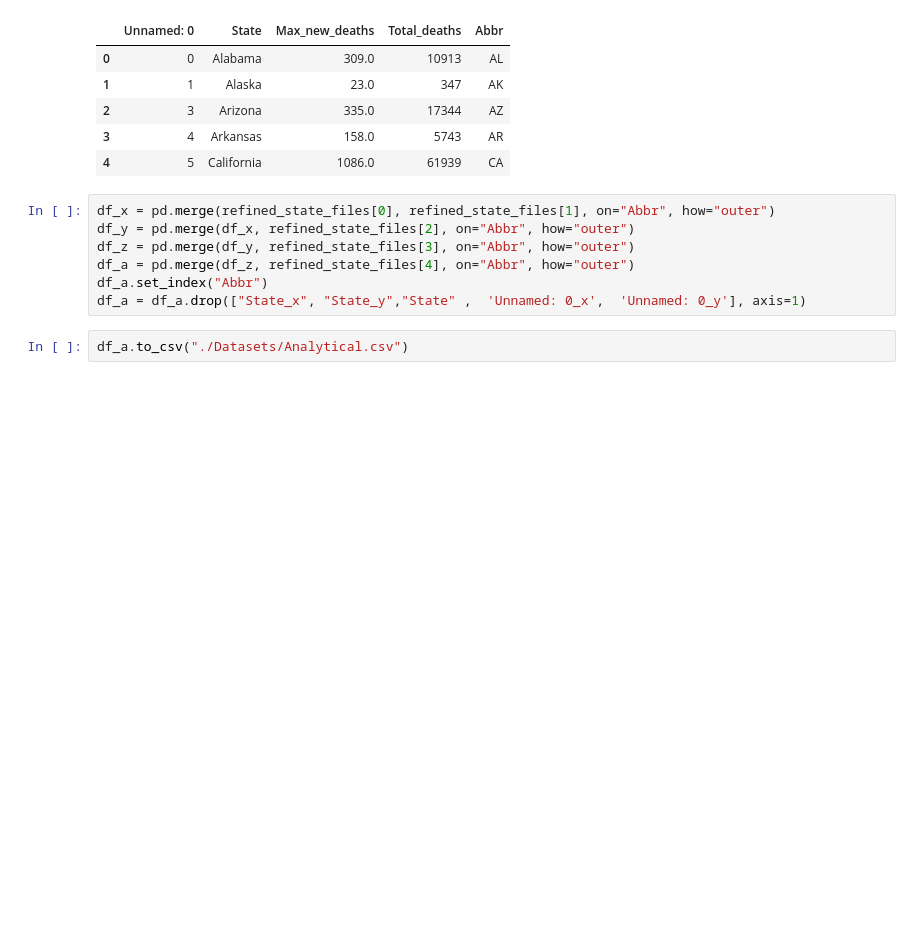
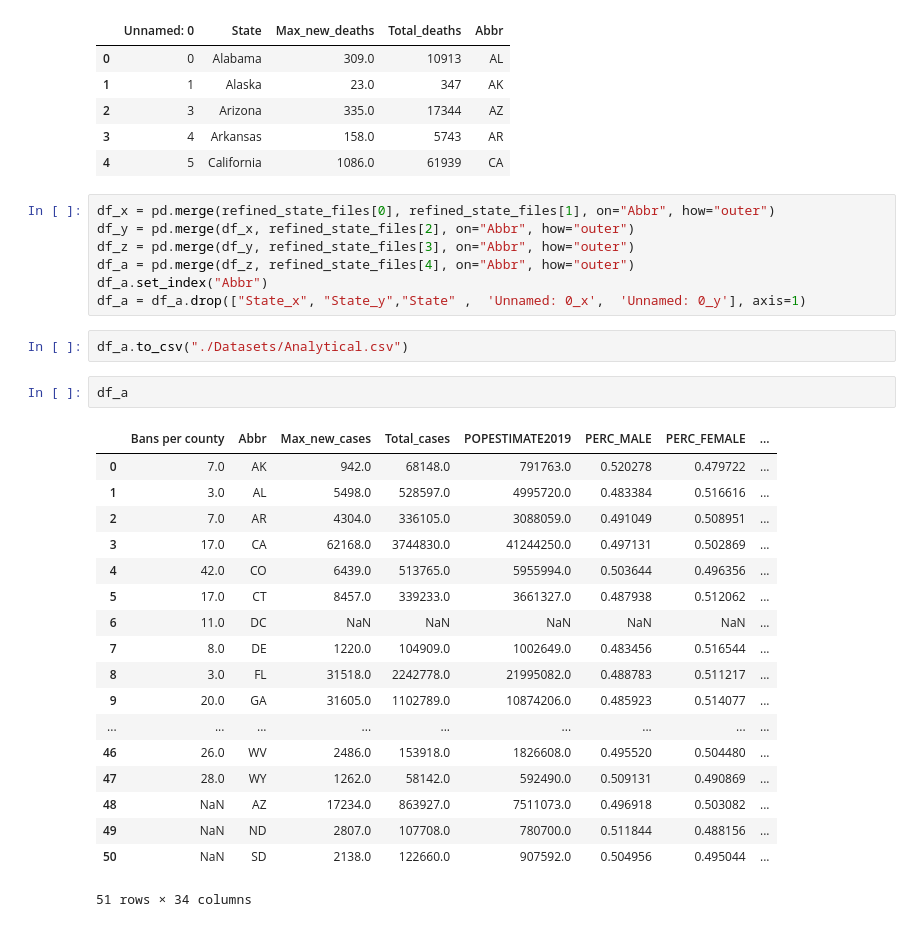
Before and after one commit to DS4A-Team79/COVID-Project, a Jupyter notebook: buildAnalytical.ipynb, the cells around one changed output. Cells and saved outputs as stored; diff of their text form; blank space fills up the shorter version.

```diff
--- a/buildAnalytical.ipynb
+++ b/buildAnalytical.ipynb
@@ -33,3 +33,24 @@ df_a.set_index("Abbr")
 df_a = df_a.drop(["State_x", "State_y","State" ,  'Unnamed: 0_x',  'Unnamed: 0_y'], axis=1)
 # %%
 df_a.to_csv("./Datasets/Analytical.csv")
+# %%
+df_a
+# %% [output]
+|  | Bans per county | Abbr | Max_new_cases | Total_cases | POPESTIMATE2019 | PERC_MALE | PERC_FEMALE | ... |
+| 0 | 7.0 | AK | 942.0 | 68148.0 | 791763.0 | 0.520278 | 0.479722 | ... |
+| 1 | 3.0 | AL | 5498.0 | 528597.0 | 4995720.0 | 0.483384 | 0.516616 | ... |
+| 2 | 7.0 | AR | 4304.0 | 336105.0 | 3088059.0 | 0.491049 | 0.508951 | ... |
+| 3 | 17.0 | CA | 62168.0 | 3744830.0 | 41244250.0 | 0.497131 | 0.502869 | ... |
+| 4 | 42.0 | CO | 6439.0 | 513765.0 | 5955994.0 | 0.503644 | 0.496356 | ... |
+| 5 | 17.0 | CT | 8457.0 | 339233.0 | 3661327.0 | 0.487938 | 0.512062 | ... |
+| 6 | 11.0 | DC | NaN | NaN | NaN | NaN | NaN | ... |
+| 7 | 8.0 | DE | 1220.0 | 104909.0 | 1002649.0 | 0.483456 | 0.516544 | ... |
+| 8 | 3.0 | FL | 31518.0 | 2242778.0 | 21995082.0 | 0.488783 | 0.511217 | ... |
+| 9 | 20.0 | GA | 31605.0 | 1102789.0 | 10874206.0 | 0.485923 | 0.514077 | ... |
+| ... | ... | ... | ... | ... | ... | ... | ... | ... |
+| 46 | 26.0 | WV | 2486.0 | 153918.0 | 1826608.0 | 0.495520 | 0.504480 | ... |
+| 47 | 28.0 | WY | 1262.0 | 58142.0 | 592490.0 | 0.509131 | 0.490869 | ... |
+| 48 | NaN | AZ | 17234.0 | 863927.0 | 7511073.0 | 0.496918 | 0.503082 | ... |
+| 49 | NaN | ND | 2807.0 | 107708.0 | 780700.0 | 0.511844 | 0.488156 | ... |
+| 50 | NaN | SD | 2138.0 | 122660.0 | 907592.0 | 0.504956 | 0.495044 | ... |
+51 rows × 34 columns
```
Also changed, not shown: 3 other files.
